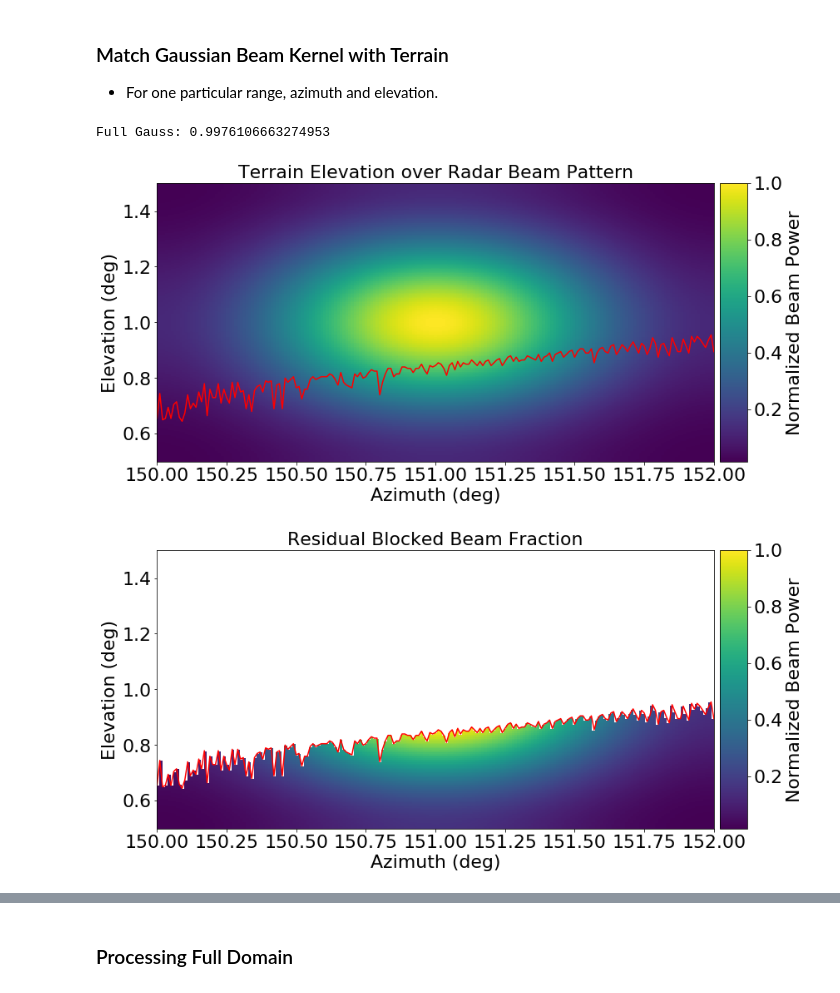
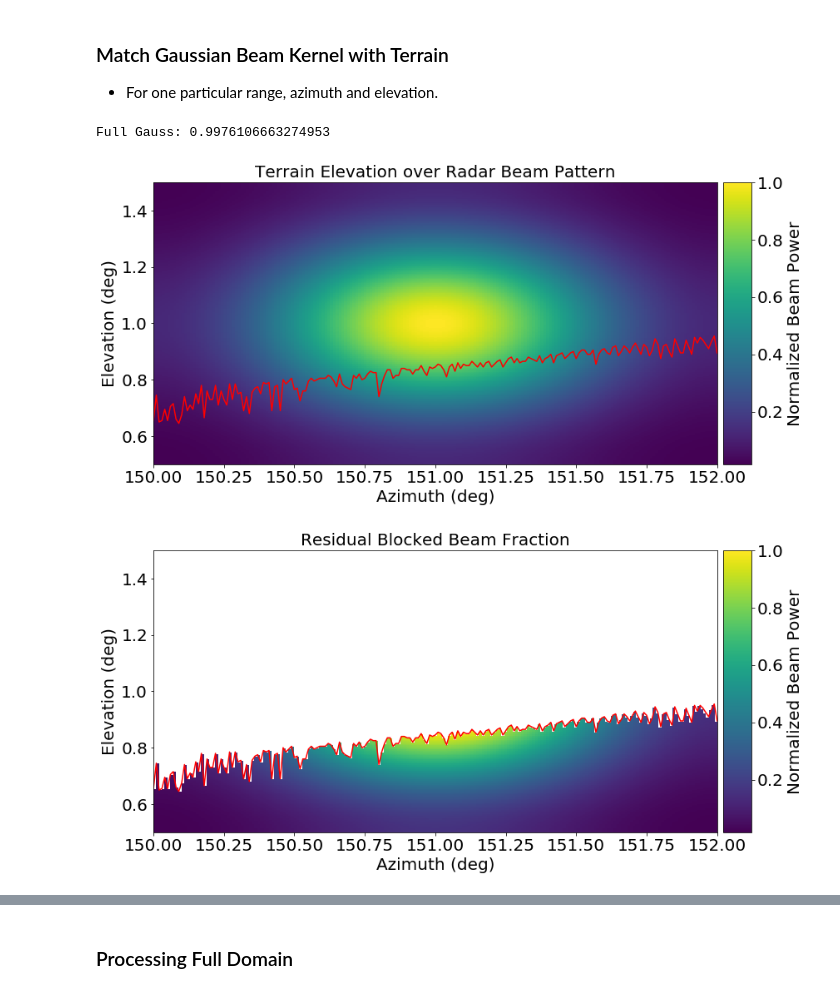
Before and after one commit to heistermann/beamblockage, a Jupyter notebook: ERAD_2018.ipynb, the cells around one changed output, grey strips where cells are left out. Saved outputs shown, nothing was run; the diff lists cells and outputs as text; code cells hidden in the pictures.

```diff
--- a/ERAD_2018.ipynb
+++ b/ERAD_2018.ipynb
@@ -58,7 +58,7 @@ import numpy as np
 sitecoords = (7.071663, 50.73052, 99.5)
 nrays = 360 # number of rays
 nbins = 1000 # number of range bins
-el = 2.0 # vertical antenna pointing angle (deg)
+el = 1.0 # vertical antenna pointing angle (deg)
 bw = 1.0 # half power beam width (deg)
 range_res = 100. # range resolution (meters)
 r = np.arange(nbins) * range_res
@@ -491,14 +491,14 @@ ax1.axhspan(el - bw / 2., el + bw / 2., color='k', alpha=0.3,
             label='Radar Beam at {} deg'.format(el))
 ax1.set_xlim(start_azi, stop_azi)
 ax1.set_ylim(0, 2)
-ax1.set_ylabel('Elevation (deg)', size=22)
+ax1.set_ylabel('Elevation (deg)', size=20)
 ax1.set_title('Azimuth {}deg-{}deg'.format(start_azi, stop_azi))
 ax1.legend()
 ax1.set_title('Terrain Point Elevation as seen from Radar',
-              size=24)
+              size=22)
 for item in ([ax1.title, ax1.xaxis.label, ax1.yaxis.label] +
                  ax1.get_xticklabels() + ax1.get_yticklabels()):
-        item.set_fontsize(22)
+        item.set_fontsize(20)
 
 ax2 = fig.add_subplot(212)
 ax2.plot(az_arr[i+2][::sp], rh_arr[i+2][::sp], '-*', label='{}m Range'.format((i+2)*100))
@@ -512,12 +512,12 @@ for k, d in enumerate(np.arange((i)*100, (i+3)*100, 100)):
         ax2.axhline(d, c='k', ls='dashed')
 ax2.set_xlim(start_azi, stop_azi)
 ax2.set_ylim((i-1) * 100, (i+3) * 100)
-ax2.set_ylabel('Range (m)', size=22)
+ax2.set_ylabel('Range (m)', size=20)
 #ax2.set_ylim((i-1), (i+5))
 #ax2.legend()
-ax2.set_xlabel('Azimuth (deg)', size=22)
+ax2.set_xlabel('Azimuth (deg)', size=20)
 ax2.set_title('Terrain Point Range as seen from Radar',
-              size=24)
+              size=22)
 for item in ([ax2.title, ax2.xaxis.label, ax2.yaxis.label] +
                  ax2.get_xticklabels() + ax2.get_yticklabels()):
         item.set_fontsize(22)
@@ -580,13 +580,13 @@ ax, pm = wrl.vis.plot_ppi(th_maxacc[::100],
 div1 = make_axes_locatable(ax)
 cax1 = div1.append_axes("right", size="5%", pad=0.1)
 cb = pl.gcf().colorbar(pm, cax=cax1)
-cb.set_label('Elevation [deg]', size=24)
+cb.set_label('Elevation [deg]', size=20)
 ax.set_xlabel('XRange (km)')
 ax.set_ylabel('YRange (km)')
 for item in ([ax.title, ax.xaxis.label, ax.yaxis.label] +
                  ax.get_xticklabels() + ax.get_yticklabels()):
-    item.set_fontsize(22)
-cb.ax.tick_params(labelsize=22)
+    item.set_fontsize(20)
+cb.ax.tick_params(labelsize=20)
 pl.tight_layout()
 pl.savefig("assets/image_007.png")
 # %% [output]
@@ -663,47 +663,47 @@ blocked = trapz2d(gauss1)
 #print(ss)
 #print("Blocked Gauss:", blocked)
 #print("BBF:", blocked/full)
 fig = pl.figure(figsize=(12, 8))
 ax = fig.add_subplot(111, aspect='equal')
 pm = ax.imshow(gauss/gauss.max(), interpolation='none', origin='lower',
                extent=[azi_start, azi_stop, ele_start, ele_stop])
 ax.plot(np.linspace(azi_start, azi_stop, 201), gauss_y[ss], 'r' )
-ax.set_xlabel('Azimuth (deg)', size=22)
-ax.set_ylabel('Elevation (deg)', size=22)
-ax.set_title('Terrain Elevation over Radar Beam Pattern', size=22)
+ax.set_xlabel('Azimuth (deg)', size=20)
+ax.set_ylabel('Elevation (deg)', size=20)
+ax.set_title('Terrain Elevation over Radar Beam Pattern', size=20)
 div1 = make_axes_locatable(ax)
 cax1 = div1.append_axes("right", size="5%", pad=0.1)
 cb = pl.gcf().colorbar(pm, cax=cax1)
-cb.set_label('Normalized Beam Power', size=22)
+cb.set_label('Normalized Beam Power', size=20)
 for item in ([ax.title, ax.xaxis.label, ax.yaxis.label] +
                  ax.get_xticklabels() + ax.get_yticklabels()):
-    item.set_fontsize(22)
-cb.ax.tick_params(labelsize=22)
+    item.set_fontsize(20)
+cb.ax.tick_params(labelsize=20)
 fig.tight_layout()
 fig.savefig("assets/image_008.png")
 
 fig = pl.figure(figsize=(12, 8))
 ax = fig.add_subplot(111, aspect='equal')
 ax.imshow(np.ma.masked_equal(gauss1, 0), interpolation='none', origin='lower',
           extent=[azi_start, azi_stop, ele_start, ele_stop])
 ax.plot(np.linspace(azi_start, azi_stop, 201), gauss_y[ss], 'r' )
-ax.set_xlabel('Azimuth (deg)', size=22)
-ax.set_ylabel('Elevation (deg)', size=22)
-ax.set_title('Residual Blocked Beam Fraction', size=22)
+ax.set_xlabel('Azimuth (deg)', size=20)
+ax.set_ylabel('Elevation (deg)', size=20)
+ax.set_title('Residual Blocked Beam Fraction', size=20)
 div1 = make_axes_locatable(ax)
 cax1 = div1.append_axes("right", size="5%", pad=0.1)
 cb = pl.gcf().colorbar(pm, cax=cax1)
-cb.set_label('Normalized Beam Power', size=22)
+cb.set_label('Normalized Beam Power', size=20)
 for item in ([ax.title, ax.xaxis.label, ax.yaxis.label] +
                  ax.get_xticklabels() + ax.get_yticklabels()):
-    item.set_fontsize(22)
-cb.ax.tick_params(labelsize=22)
+    item.set_fontsize(20)
+cb.ax.tick_params(labelsize=20)
 fig.tight_layout()
 fig.savefig("assets/image_009.png")
 # %% [output]
 Full Gauss: 0.9976106663274953
-[figure, old version]
+[figure, new version]
-[figure, old version]
+[figure, new version]
 # %% [markdown]
 ## Terrain height over gaussian beam pattern
 ![Terrain Height over Gauss Beam Pattern](assets/image_008.png)
```
Also changed, not shown: parts of 16 cells of this notebook, 11 other files.
